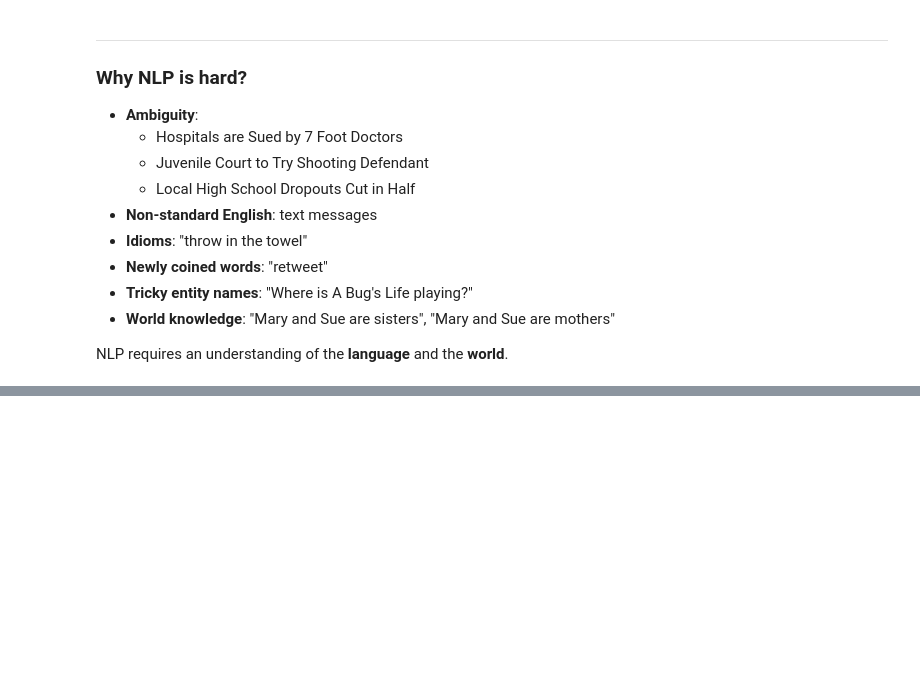
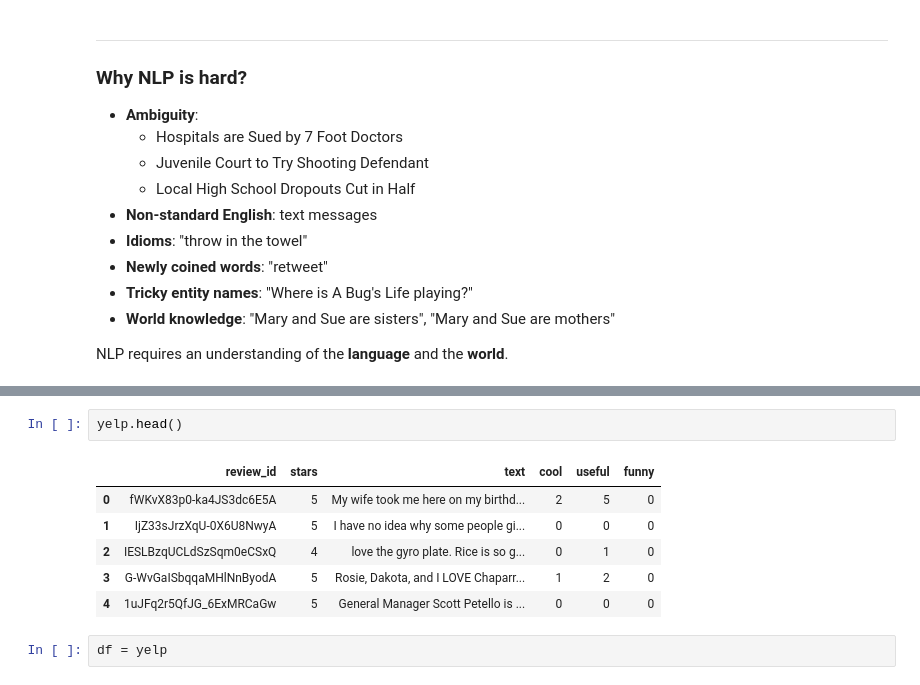
Before and after one commit to mkmritunjay/machineLearning, a Jupyter notebook: NLP.ipynb, the cells around one changed output, grey strips where cells are left out. Cells and saved outputs as stored; diff of their text form; blank space fills up the shorter version.

```diff
--- a/NLP.ipynb
+++ b/NLP.ipynb
@@ -86,0 +235,11 @@ NLP requires an understanding of the **language** and the **world**.
+# %%
+yelp.head()
+# %% [output]
+|  | review_id | stars | text | cool | useful | funny |
+| 0 | fWKvX83p0-ka4JS3dc6E5A | 5 | My wife took me here on my birthd... | 2 | 5 | 0 |
+| 1 | IjZ33sJrzXqU-0X6U8NwyA | 5 | I have no idea why some people gi... | 0 | 0 | 0 |
+| 2 | IESLBzqUCLdSzSqm0eCSxQ | 4 | love the gyro plate. Rice is so g... | 0 | 1 | 0 |
+| 3 | G-WvGaISbqqaMHlNnByodA | 5 | Rosie, Dakota, and I LOVE Chaparr... | 1 | 2 | 0 |
+| 4 | 1uJFq2r5QfJG_6ExMRCaGw | 5 | General Manager Scott Petello is ... | 0 | 0 | 0 |
+# %%
+df = yelp
```
Also changed, not shown: parts of 16 cells of this notebook.
